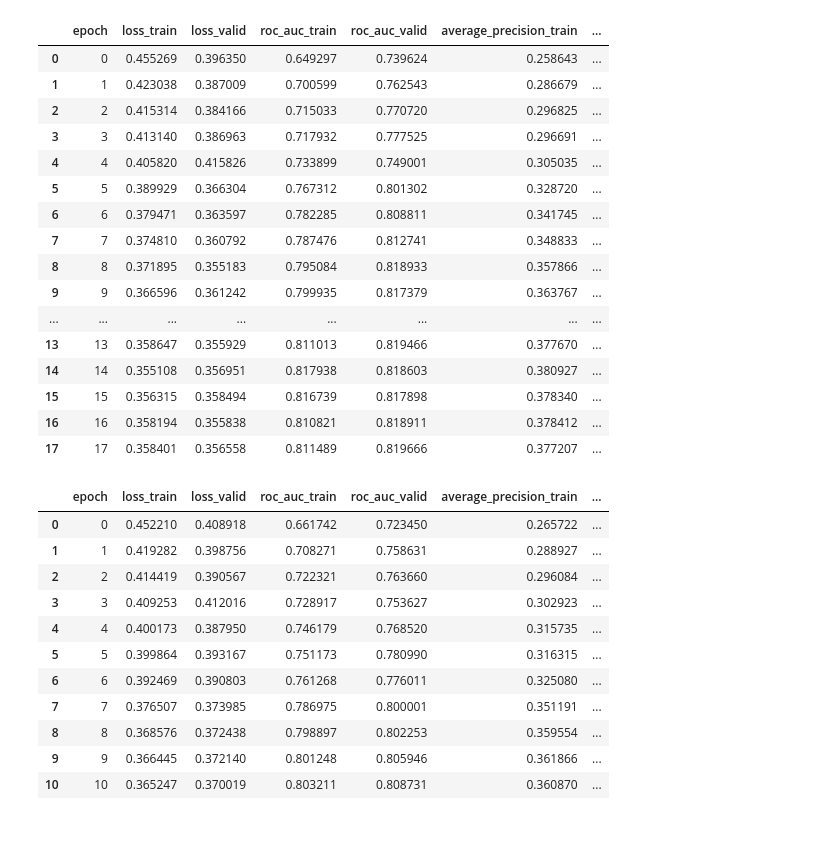
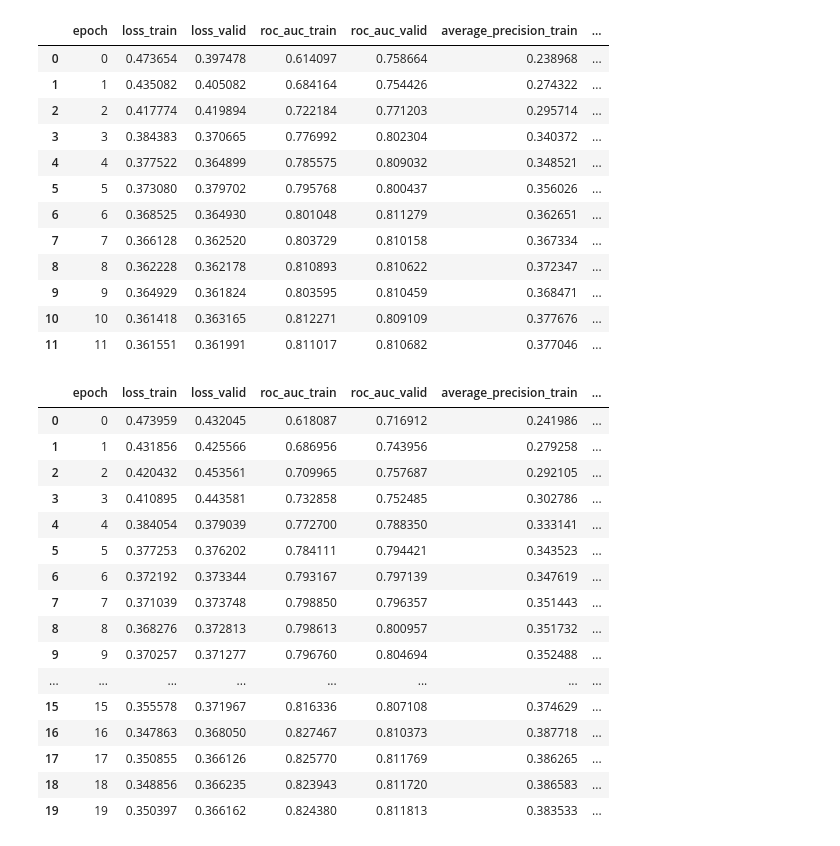
Before and after one commit to greylord1996/covid19_xray_analysis, a Jupyter notebook: experiments/classification_problem/exp1_effnetV2_vit_base_r50_s16_384/draw_graphs.ipynb, the cells around one changed output. Drawn from its saved outputs; the diff is of its cells as text; code cells hidden in the pictures.

```diff
--- a/experiments/classification_problem/exp1_effnetV2_vit_base_r50_s16_384/draw_graphs.ipynb
+++ b/experiments/classification_problem/exp1_effnetV2_vit_base_r50_s16_384/draw_graphs.ipynb
@@ -67,42 +64,43 @@ fold_2
 # %%
-fold_3 = pd.read_csv("weights/tf_efficientnet_b4_ns_fold3_final.csv")
+fold_3 = pd.read_csv("weights/vit_base_r50_s16_384_fold3_final.csv")
 fold_3 = fold_3.loc[:fold_3.loc[[fold_3.average_precision_valid.idxmax()]].values[0][0]]
 fold_3
 # %% [output]
 |  | epoch | loss_train | loss_valid | roc_auc_train | roc_auc_valid | average_precision_train | ... |
-| 0 | 0 | 0.455269 | 0.396350 | 0.649297 | 0.739624 | 0.258643 | ... |
-| 1 | 1 | 0.423038 | 0.387009 | 0.700599 | 0.762543 | 0.286679 | ... |
-| 2 | 2 | 0.415314 | 0.384166 | 0.715033 | 0.770720 | 0.296825 | ... |
-| 3 | 3 | 0.413140 | 0.386963 | 0.717932 | 0.777525 | 0.296691 | ... |
-| 4 | 4 | 0.405820 | 0.415826 | 0.733899 | 0.749001 | 0.305035 | ... |
-| 5 | 5 | 0.389929 | 0.366304 | 0.767312 | 0.801302 | 0.328720 | ... |
-| 6 | 6 | 0.379471 | 0.363597 | 0.782285 | 0.808811 | 0.341745 | ... |
-| 7 | 7 | 0.374810 | 0.360792 | 0.787476 | 0.812741 | 0.348833 | ... |
-| 8 | 8 | 0.371895 | 0.355183 | 0.795084 | 0.818933 | 0.357866 | ... |
-| 9 | 9 | 0.366596 | 0.361242 | 0.799935 | 0.817379 | 0.363767 | ... |
-| ... | ... | ... | ... | ... | ... | ... | ... |
-| 13 | 13 | 0.358647 | 0.355929 | 0.811013 | 0.819466 | 0.377670 | ... |
-| 14 | 14 | 0.355108 | 0.356951 | 0.817938 | 0.818603 | 0.380927 | ... |
-| 15 | 15 | 0.356315 | 0.358494 | 0.816739 | 0.817898 | 0.378340 | ... |
-| 16 | 16 | 0.358194 | 0.355838 | 0.810821 | 0.818911 | 0.378412 | ... |
-| 17 | 17 | 0.358401 | 0.356558 | 0.811489 | 0.819666 | 0.377207 | ... |
+| 0 | 0 | 0.473654 | 0.397478 | 0.614097 | 0.758664 | 0.238968 | ... |
+| 1 | 1 | 0.435082 | 0.405082 | 0.684164 | 0.754426 | 0.274322 | ... |
+| 2 | 2 | 0.417774 | 0.419894 | 0.722184 | 0.771203 | 0.295714 | ... |
+| 3 | 3 | 0.384383 | 0.370665 | 0.776992 | 0.802304 | 0.340372 | ... |
+| 4 | 4 | 0.377522 | 0.364899 | 0.785575 | 0.809032 | 0.348521 | ... |
+| 5 | 5 | 0.373080 | 0.379702 | 0.795768 | 0.800437 | 0.356026 | ... |
+| 6 | 6 | 0.368525 | 0.364930 | 0.801048 | 0.811279 | 0.362651 | ... |
+| 7 | 7 | 0.366128 | 0.362520 | 0.803729 | 0.810158 | 0.367334 | ... |
+| 8 | 8 | 0.362228 | 0.362178 | 0.810893 | 0.810622 | 0.372347 | ... |
+| 9 | 9 | 0.364929 | 0.361824 | 0.803595 | 0.810459 | 0.368471 | ... |
+| 10 | 10 | 0.361418 | 0.363165 | 0.812271 | 0.809109 | 0.377676 | ... |
+| 11 | 11 | 0.361551 | 0.361991 | 0.811017 | 0.810682 | 0.377046 | ... |
 # %%
-fold_4 = pd.read_csv("weights/tf_efficientnet_b4_ns_fold4_final.csv")
+fold_4 = pd.read_csv("weights/vit_base_r50_s16_384_fold4_final.csv")
 fold_4 = fold_4.loc[:fold_4.loc[[fold_4.average_precision_valid.idxmax()]].values[0][0]]
 fold_4
 # %% [output]
 |  | epoch | loss_train | loss_valid | roc_auc_train | roc_auc_valid | average_precision_train | ... |
-| 0 | 0 | 0.452210 | 0.408918 | 0.661742 | 0.723450 | 0.265722 | ... |
-| 1 | 1 | 0.419282 | 0.398756 | 0.708271 | 0.758631 | 0.288927 | ... |
-| 2 | 2 | 0.414419 | 0.390567 | 0.722321 | 0.763660 | 0.296084 | ... |
-| 3 | 3 | 0.409253 | 0.412016 | 0.728917 | 0.753627 | 0.302923 | ... |
-| 4 | 4 | 0.400173 | 0.387950 | 0.746179 | 0.768520 | 0.315735 | ... |
-| 5 | 5 | 0.399864 | 0.393167 | 0.751173 | 0.780990 | 0.316315 | ... |
-| 6 | 6 | 0.392469 | 0.390803 | 0.761268 | 0.776011 | 0.325080 | ... |
-| 7 | 7 | 0.376507 | 0.373985 | 0.786975 | 0.800001 | 0.351191 | ... |
-| 8 | 8 | 0.368576 | 0.372438 | 0.798897 | 0.802253 | 0.359554 | ... |
-| 9 | 9 | 0.366445 | 0.372140 | 0.801248 | 0.805946 | 0.361866 | ... |
-| 10 | 10 | 0.365247 | 0.370019 | 0.803211 | 0.808731 | 0.360870 | ... |
+| 0 | 0 | 0.473959 | 0.432045 | 0.618087 | 0.716912 | 0.241986 | ... |
+| 1 | 1 | 0.431856 | 0.425566 | 0.686956 | 0.743956 | 0.279258 | ... |
+| 2 | 2 | 0.420432 | 0.453561 | 0.709965 | 0.757687 | 0.292105 | ... |
+| 3 | 3 | 0.410895 | 0.443581 | 0.732858 | 0.752485 | 0.302786 | ... |
+| 4 | 4 | 0.384054 | 0.379039 | 0.772700 | 0.788350 | 0.333141 | ... |
+| 5 | 5 | 0.377253 | 0.376202 | 0.784111 | 0.794421 | 0.343523 | ... |
+| 6 | 6 | 0.372192 | 0.373344 | 0.793167 | 0.797139 | 0.347619 | ... |
+| 7 | 7 | 0.371039 | 0.373748 | 0.798850 | 0.796357 | 0.351443 | ... |
+| 8 | 8 | 0.368276 | 0.372813 | 0.798613 | 0.800957 | 0.351732 | ... |
+| 9 | 9 | 0.370257 | 0.371277 | 0.796760 | 0.804694 | 0.352488 | ... |
+| ... | ... | ... | ... | ... | ... | ... | ... |
+| 15 | 15 | 0.355578 | 0.371967 | 0.816336 | 0.807108 | 0.374629 | ... |
+| 16 | 16 | 0.347863 | 0.368050 | 0.827467 | 0.810373 | 0.387718 | ... |
+| 17 | 17 | 0.350855 | 0.366126 | 0.825770 | 0.811769 | 0.386265 | ... |
+| 18 | 18 | 0.348856 | 0.366235 | 0.823943 | 0.811720 | 0.386583 | ... |
+| 19 | 19 | 0.350397 | 0.366162 | 0.824380 | 0.811813 | 0.383533 | ... |
 # %%
 fold = pd.concat([fold_0, fold_1, fold_2, fold_3, fold_4], axis=1)
 # %%
```
Also changed, not shown: parts of 6 cells of this notebook, 1 other file.
